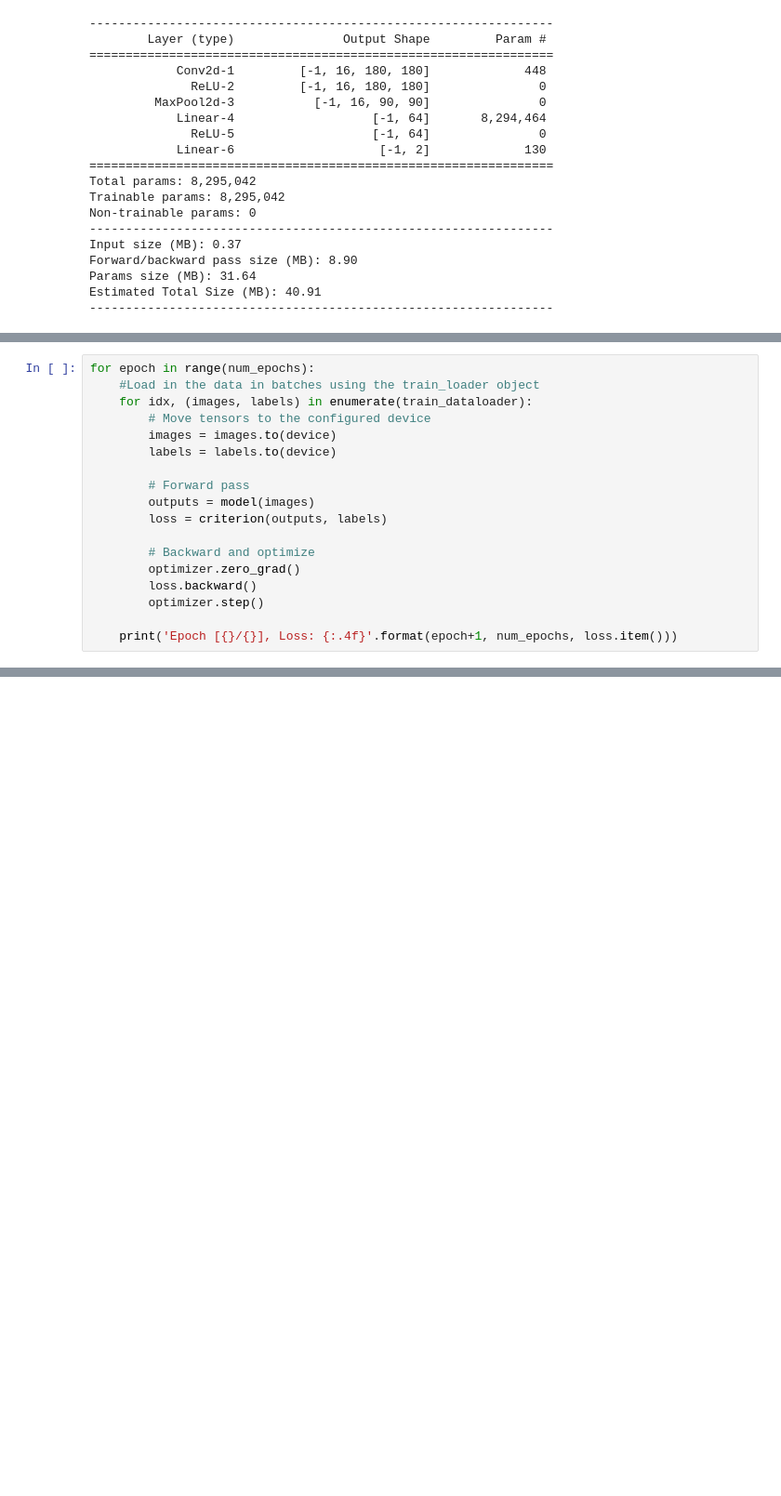
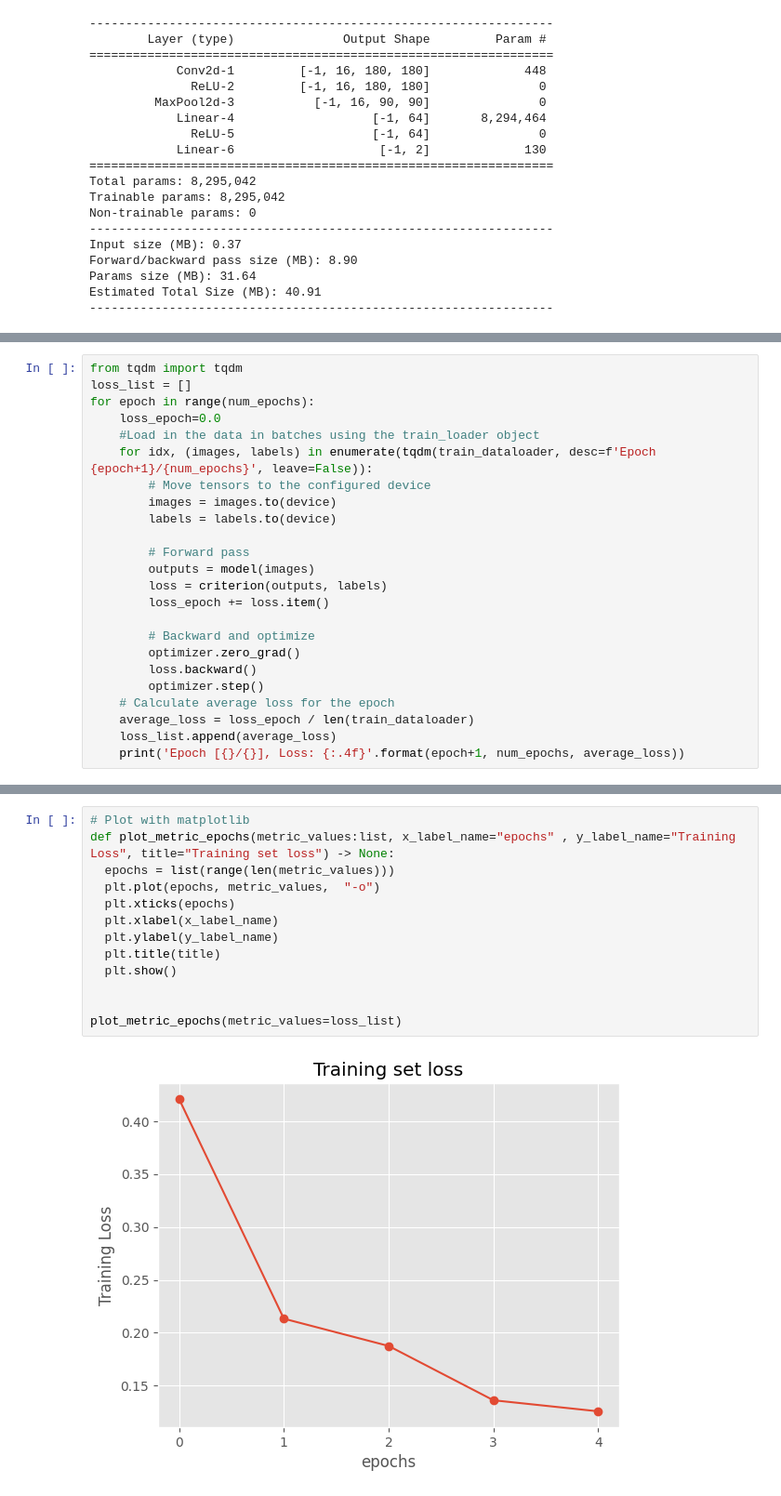
Before and after one commit to dissgod99/Chest-XRay-CNN-Project, a Jupyter notebook: data-visualization.ipynb, the cells around one changed output, grey strips where cells are left out. Shown: that part at 93% size. Drawn from its saved outputs; the diff is of its cells as text; blank space fills up the shorter version.

Commit message:
Plot loss evaluation and use new CNN model

```diff
--- a/data-visualization.ipynb
+++ b/data-visualization.ipynb
@@ -331,9 +331,12 @@ optimizer = torch.optim.SGD(model.parameters(), lr=lr, weight_decay =wd, momentu
 
 total_step = len(train_dataloader)
 # %%
+from tqdm import tqdm
+loss_list = []
 for epoch in range(num_epochs):
+    loss_epoch=0.0
 	#Load in the data in batches using the train_loader object
-    for idx, (images, labels) in enumerate(train_dataloader):
+    for idx, (images, labels) in enumerate(tqdm(train_dataloader, desc=f'Epoch {epoch+1}/{num_epochs}', leave=False)):
         # Move tensors to the configured device
         images = images.to(device)
         labels = labels.to(device)
@@ -341,11 +344,14 @@ for epoch in range(num_epochs):
         # Forward pass
         outputs = model(images)
         loss = criterion(outputs, labels)
+        loss_epoch += loss.item()
 
         # Backward and optimize
         optimizer.zero_grad()
         loss.backward()
         optimizer.step()
-
-    print('Epoch [{}/{}], Loss: {:.4f}'.format(epoch+1, num_epochs, loss.item()))
+    # Calculate average loss for the epoch
+    average_loss = loss_epoch / len(train_dataloader)
+    loss_list.append(average_loss)
+    print('Epoch [{}/{}], Loss: {:.4f}'.format(epoch+1, num_epochs, average_loss))
 # %% [output]
@@ -357 +363,16 @@ Epoch [5/5], Loss: 0.0303
+# %%
+# Plot with matplotlib
+def plot_metric_epochs(metric_values:list, x_label_name="epochs" , y_label_name="Training Loss", title="Training set loss") -> None:
+  epochs = list(range(len(metric_values)))
+  plt.plot(epochs, metric_values,  "-o")
+  plt.xticks(epochs)
+  plt.xlabel(x_label_name)
+  plt.ylabel(y_label_name)
+  plt.title(title)
+  plt.show()
+
+
+plot_metric_epochs(metric_values=loss_list)
+# %% [output]
+[figure, added]
 # %%
```
Also changed, not shown: parts of 7 cells of this notebook, 1 other file.
